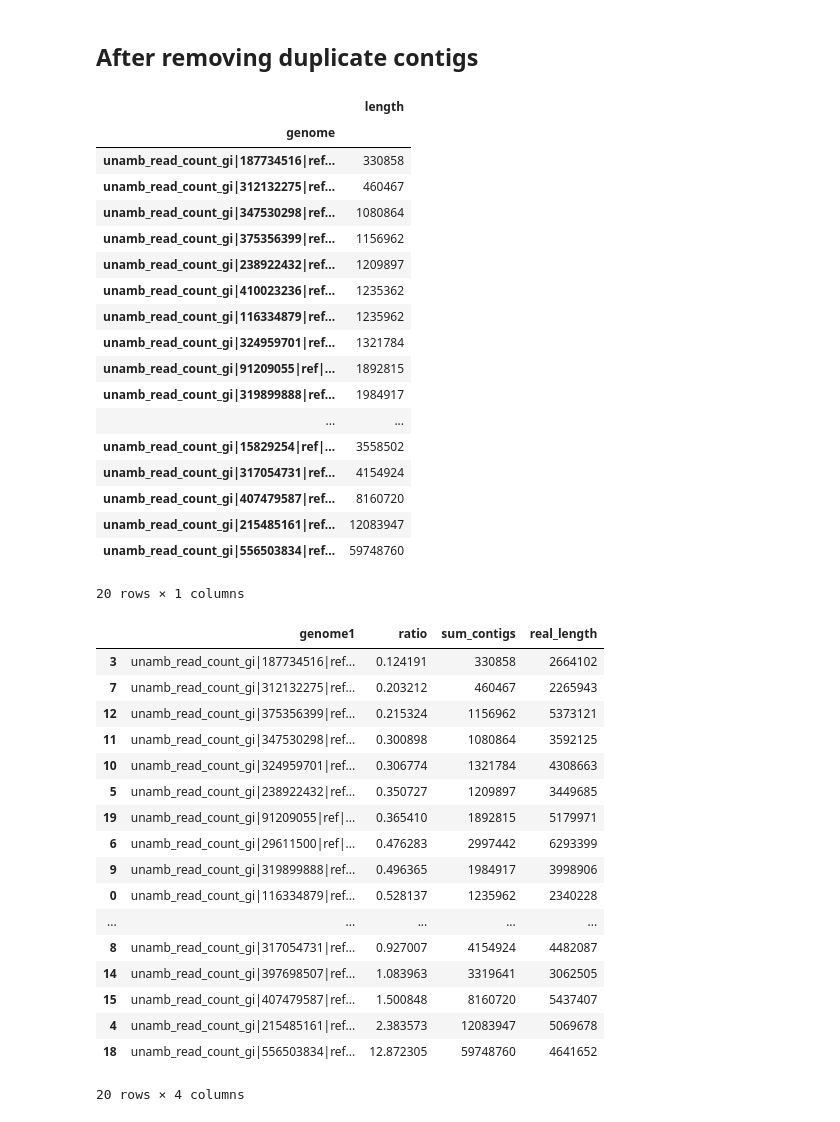
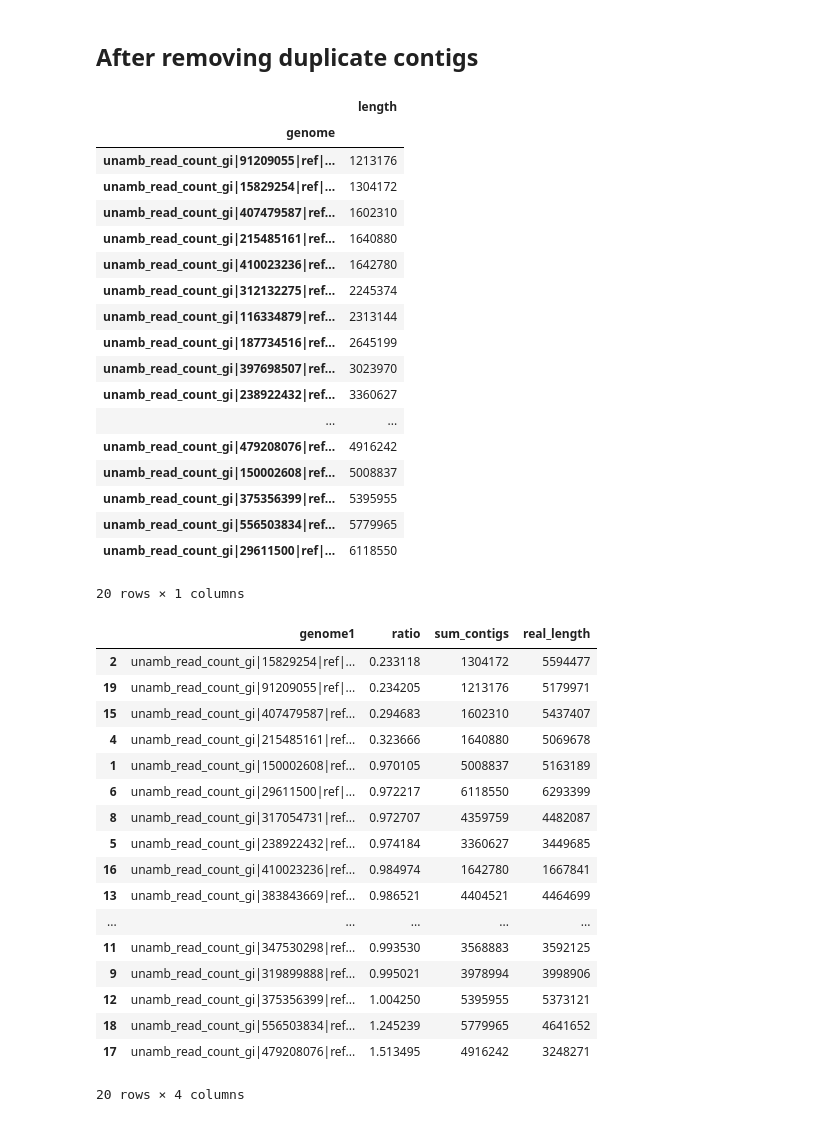
Before and after one commit to inodb/notebooks, a Jupyter notebook: concoct/metagenome-coverage-mocks.ipynb, the cells around one changed output. Drawn from its saved outputs; the diff is of its cells as text; code cells hidden in the pictures.

```diff
--- a/concoct/metagenome-coverage-mocks.ipynb
+++ b/concoct/metagenome-coverage-mocks.ipynb
@@ -338,28 +360,29 @@ a.groupby("genome").sum().sort("length")
 ## After removing duplicate contigs
 # %%
 ccount_new = pd.read_csv("NewMock1/fprau-bug/out_41/remap-nodup/contig_count_per_genome_4f4685e.tsv", sep="\t").sort("contig").reset_index(drop=True)
-b = pd.concat([cinfo1.ix[:, 1], ccount_new.ix[:, 1:21].idxmax(axis=1)], axis=1)
+cinfo_new = pd.read_csv("NewMock1/fprau-bug/out_41/remap-nodup/Sorted_Sample1006_R1_seed0_CPUs42.fasta.gz/bowtie2/asm_pair-smds.coverage.percontig", sep="\t").sort("contig").reset_index(drop=True)
+b = pd.concat([cinfo_new.ix[:, 1], ccount_new.ix[:, 1:21].idxmax(axis=1)], axis=1)
 b.columns=["length", "genome"]
 b.groupby("genome").sum().sort('length')
 # %% [output]
 |  | length |
 | genome |  |
-| unamb_read_count_gi|187734516|ref... | 330858 |
-| unamb_read_count_gi|312132275|ref... | 460467 |
-| unamb_read_count_gi|347530298|ref... | 1080864 |
-| unamb_read_count_gi|375356399|ref... | 1156962 |
-| unamb_read_count_gi|238922432|ref... | 1209897 |
-| unamb_read_count_gi|410023236|ref... | 1235362 |
-| unamb_read_count_gi|116334879|ref... | 1235962 |
-| unamb_read_count_gi|324959701|ref... | 1321784 |
-| unamb_read_count_gi|91209055|ref|... | 1892815 |
-| unamb_read_count_gi|319899888|ref... | 1984917 |
+| unamb_read_count_gi|91209055|ref|... | 1213176 |
+| unamb_read_count_gi|15829254|ref|... | 1304172 |
+| unamb_read_count_gi|407479587|ref... | 1602310 |
+| unamb_read_count_gi|215485161|ref... | 1640880 |
+| unamb_read_count_gi|410023236|ref... | 1642780 |
+| unamb_read_count_gi|312132275|ref... | 2245374 |
+| unamb_read_count_gi|116334879|ref... | 2313144 |
+| unamb_read_count_gi|187734516|ref... | 2645199 |
+| unamb_read_count_gi|397698507|ref... | 3023970 |
+| unamb_read_count_gi|238922432|ref... | 3360627 |
 | ... | ... |
-| unamb_read_count_gi|15829254|ref|... | 3558502 |
-| unamb_read_count_gi|317054731|ref... | 4154924 |
-| unamb_read_count_gi|407479587|ref... | 8160720 |
-| unamb_read_count_gi|215485161|ref... | 12083947 |
-| unamb_read_count_gi|556503834|ref... | 59748760 |
+| unamb_read_count_gi|479208076|ref... | 4916242 |
+| unamb_read_count_gi|150002608|ref... | 5008837 |
+| unamb_read_count_gi|375356399|ref... | 5395955 |
+| unamb_read_count_gi|556503834|ref... | 5779965 |
+| unamb_read_count_gi|29611500|ref|... | 6118550 |
 20 rows × 1 columns
 # %%
 bb = b.groupby("genome").sum().sort()
@@ -373,21 +396,21 @@ c[["genome1","ratio","sum_contigs","real_length"]].sort("ratio")
 #c.sort("sum_contigs")
 # %% [output]
 |  | genome1 | ratio | sum_contigs | real_length |
-| 3 | unamb_read_count_gi|187734516|ref... | 0.124191 | 330858 | 2664102 |
-| 7 | unamb_read_count_gi|312132275|ref... | 0.203212 | 460467 | 2265943 |
-| 12 | unamb_read_count_gi|375356399|ref... | 0.215324 | 1156962 | 5373121 |
-| 11 | unamb_read_count_gi|347530298|ref... | 0.300898 | 1080864 | 3592125 |
-| 10 | unamb_read_count_gi|324959701|ref... | 0.306774 | 1321784 | 4308663 |
-| 5 | unamb_read_count_gi|238922432|ref... | 0.350727 | 1209897 | 3449685 |
-| 19 | unamb_read_count_gi|91209055|ref|... | 0.365410 | 1892815 | 5179971 |
-| 6 | unamb_read_count_gi|29611500|ref|... | 0.476283 | 2997442 | 6293399 |
-| 9 | unamb_read_count_gi|319899888|ref... | 0.496365 | 1984917 | 3998906 |
-| 0 | unamb_read_count_gi|116334879|ref... | 0.528137 | 1235962 | 2340228 |
+| 2 | unamb_read_count_gi|15829254|ref|... | 0.233118 | 1304172 | 5594477 |
+| 19 | unamb_read_count_gi|91209055|ref|... | 0.234205 | 1213176 | 5179971 |
+| 15 | unamb_read_count_gi|407479587|ref... | 0.294683 | 1602310 | 5437407 |
+| 4 | unamb_read_count_gi|215485161|ref... | 0.323666 | 1640880 | 5069678 |
+| 1 | unamb_read_count_gi|150002608|ref... | 0.970105 | 5008837 | 5163189 |
+| 6 | unamb_read_count_gi|29611500|ref|... | 0.972217 | 6118550 | 6293399 |
+| 8 | unamb_read_count_gi|317054731|ref... | 0.972707 | 4359759 | 4482087 |
+| 5 | unamb_read_count_gi|238922432|ref... | 0.974184 | 3360627 | 3449685 |
+| 16 | unamb_read_count_gi|410023236|ref... | 0.984974 | 1642780 | 1667841 |
+| 13 | unamb_read_count_gi|383843669|ref... | 0.986521 | 4404521 | 4464699 |
 | ... | ... | ... | ... | ... |
-| 8 | unamb_read_count_gi|317054731|ref... | 0.927007 | 4154924 | 4482087 |
-| 14 | unamb_read_count_gi|397698507|ref... | 1.083963 | 3319641 | 3062505 |
-| 15 | unamb_read_count_gi|407479587|ref... | 1.500848 | 8160720 | 5437407 |
-| 4 | unamb_read_count_gi|215485161|ref... | 2.383573 | 12083947 | 5069678 |
-| 18 | unamb_read_count_gi|556503834|ref... | 12.872305 | 59748760 | 4641652 |
+| 11 | unamb_read_count_gi|347530298|ref... | 0.993530 | 3568883 | 3592125 |
+| 9 | unamb_read_count_gi|319899888|ref... | 0.995021 | 3978994 | 3998906 |
+| 12 | unamb_read_count_gi|375356399|ref... | 1.004250 | 5395955 | 5373121 |
+| 18 | unamb_read_count_gi|556503834|ref... | 1.245239 | 5779965 | 4641652 |
+| 17 | unamb_read_count_gi|479208076|ref... | 1.513495 | 4916242 | 3248271 |
 20 rows × 4 columns
 # %% [markdown]
```
Also changed, not shown: parts of 4 cells of this notebook.
